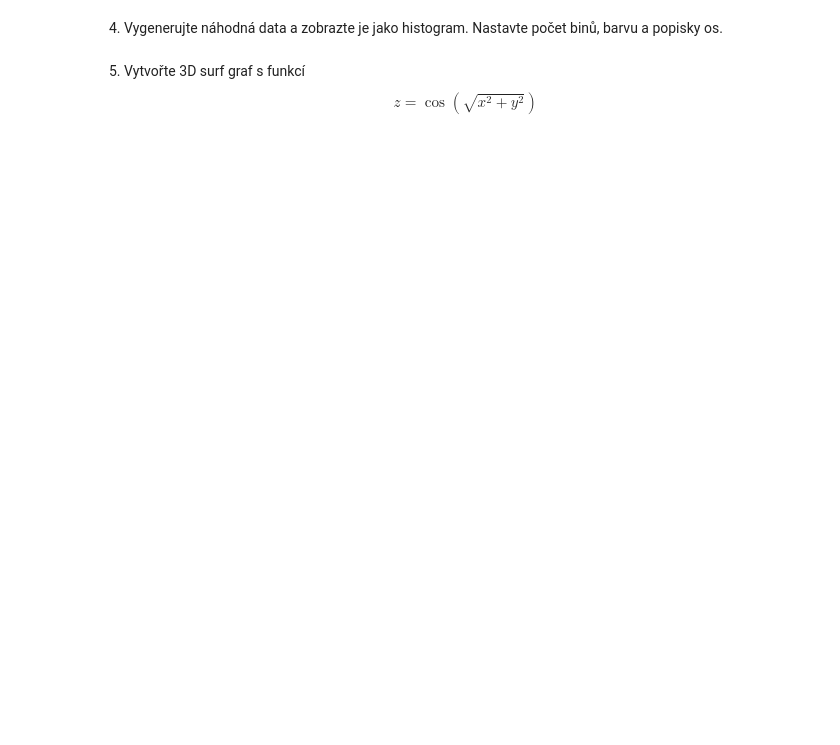
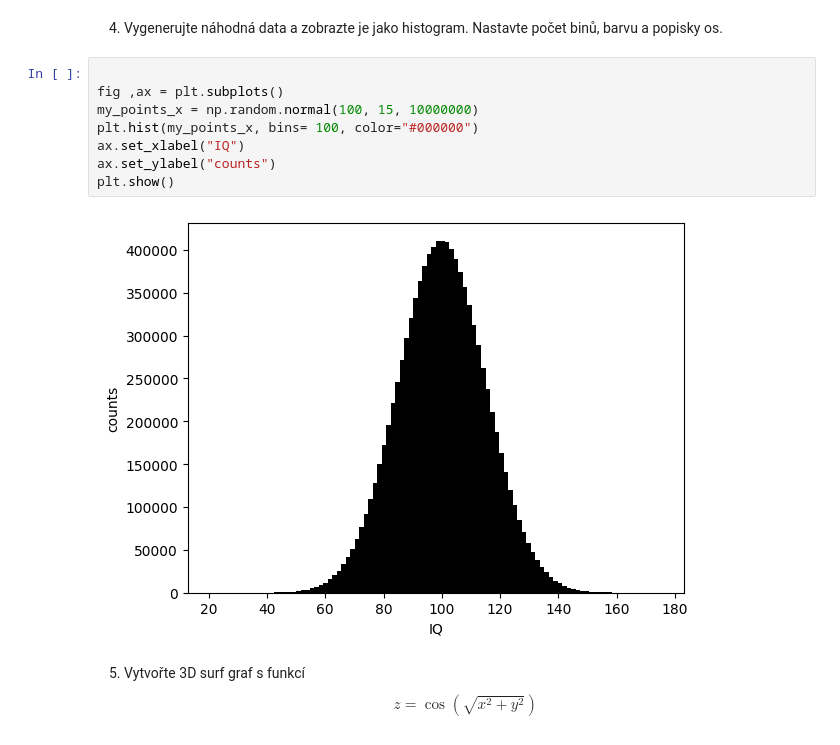
Before and after one commit to HLI0026/VVP, a Jupyter notebook: 04_ukoly.ipynb, the cells around one changed output. Drawn from its saved outputs; the diff is of its cells as text; blank space fills up the shorter version.

```diff
--- a/04_ukoly.ipynb
+++ b/04_ukoly.ipynb
@@ -14,6 +111,16 @@ import numpy as np
 # %% [markdown]
 
 4. Vygenerujte náhodná data a zobrazte je jako histogram. Nastavte počet binů, barvu a popisky os.
+# %%
+
+fig ,ax = plt.subplots()
+my_points_x = np.random.normal(100, 15, 10000000)
+plt.hist(my_points_x, bins= 100, color="#000000")
+ax.set_xlabel("IQ")
+ax.set_ylabel("counts")
+plt.show()
+# %% [output]
+[figure, added]
 # %% [markdown]
 
 5. Vytvořte 3D surf graf s funkcí $$z = \cos(\sqrt{x^2 + y^2})$$
```
Also changed, not shown: parts of 20 cells of this notebook.
